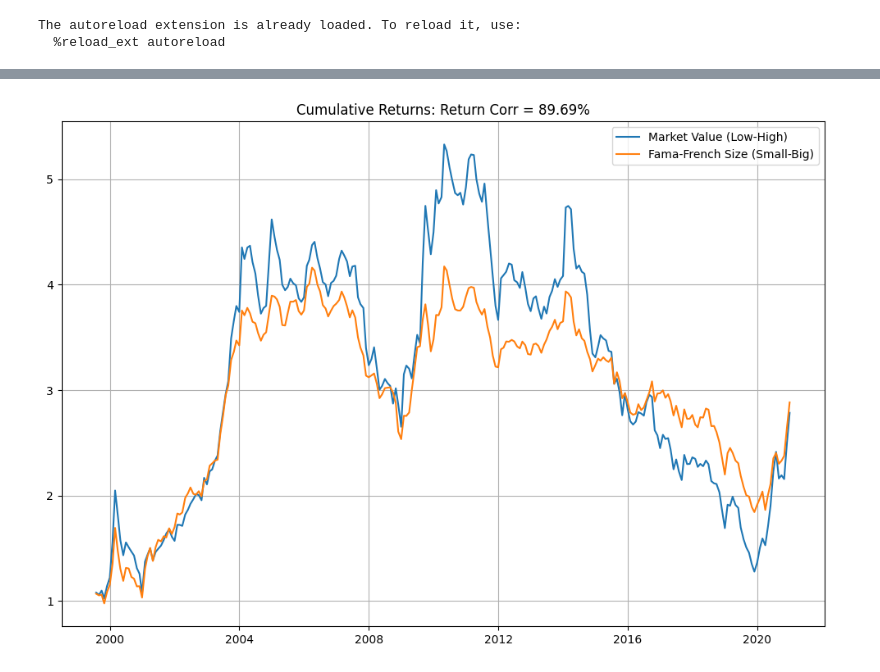
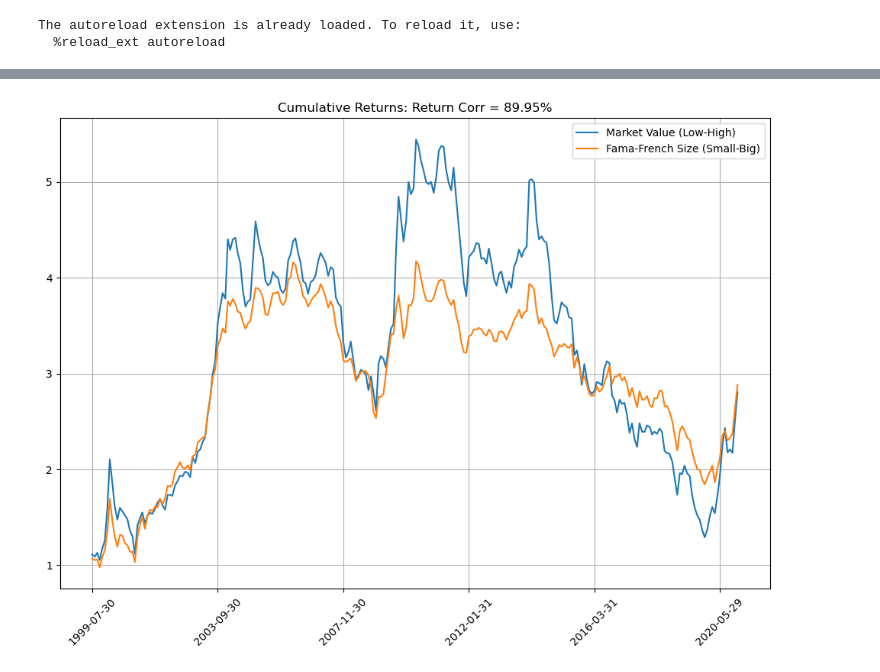
Before and after one commit to Castoria21/Capstone, a Jupyter notebook: code/demo.ipynb, the cells around one changed output, grey strips where cells are left out. Saved outputs shown, nothing was run; the diff lists cells and outputs as text; code cells hidden in the pictures.

```diff
--- a/code/demo.ipynb
+++ b/code/demo.ipynb
@@ -74,10 +40,4 @@ pm_portfolio = get_sorted_portfolio(
-# %%
-crsp['me'] = crsp.eval("prc * shrout")
-# %%
-dfs['size'] = date_cusip_pivot(crsp, "me")
 # %%
 df_size = get_size_df(crsp)
-#df_size = get_size_df_comp(comp_funda_og, dfs['ret'])
-selected_idx = get_certain_month_idx(df_size, month=6)
-df_size[~selected_idx] = np.nan
+df_size[~idx_june] = np.nan
 # %%
@@ -96,8 +50,8 @@ temp = size_portfolio[
 # %%
-def process_ff(df, s=197501, e=202012):
+def process_ff(df):
     df = df / 100
-    df = df[(df.index >= s) & (df.index <= e)]
-    df.index = df.index.astype(str)
+    # Convert index
+    df.index = df.index.to_series().apply(lambda x: pd.to_datetime(f"{str(x)[:4]}-{str(x)[4:]}-01") + pd.offsets.MonthEnd(0))
     return df
 
 def ls(df, l, s):
@@ -107,18 +61,24 @@ ff_size = process_ff(pd.read_csv('Portfolios_Formed_on_ME.CSV', index_col=0))
 #ff_size = ff_size.iloc[:, 4:9]
 ff_size = ff_size.iloc[:, 9:]
 # %%
+start = (1999, 7, 1)
+end = (2020, 12, 31)
+temp = filter_datetime_df(size_portfolio, start, end)
+temp_ff = filter_datetime_df(ff_size, start, end)
 plt.figure(figsize=(12, 8))
+
 plt.plot(temp.index, (1+ls(temp, 0, -1)).to_numpy().cumprod(), label='Market Value (Low-High)')
-plt.plot(temp.index, (1+ls(ff_size, 0, -1)).to_numpy().cumprod(), label='Fama-French Size (Small-Big)')
+plt.plot(temp.index, (1+ls(temp_ff, 0, -1)).to_numpy().cumprod(), label='Fama-French Size (Small-Big)')
 # plt.plot(temp.index, (1+temp.iloc[:, 0]).to_numpy().cumprod(), label='Small')
-# plt.plot(temp.index, (1+ff_size.iloc[:, 0]).to_numpy().cumprod(), label='FF Small')
+# plt.plot(temp.index, (1+temp_ff.iloc[:, 0]).to_numpy().cumprod(), label='FF Small')
 # plt.plot(temp.index, (1+temp.iloc[:, -1]).to_numpy().cumprod(), '--', label='Big')
-# plt.plot(temp.index, (1+ff_size.iloc[:,-1]).to_numpy().cumprod(), '--', label='FF Big')
-corr = np.corrcoef([ls(temp, 0, -1), ls(ff_size, 0, -1)])[0, 1]
+# plt.plot(temp.index, (1+temp_ff.iloc[:,-1]).to_numpy().cumprod(), '--', label='FF Big')
+corr = np.corrcoef([ls(temp, 0, -1), ls(temp_ff, 0, -1)])[0, 1]
 plt.legend(loc='upper right')
 plt.title(f"Cumulative Returns: Return Corr = {corr:.2%}")
 plt.grid()
+plt.xticks(temp.index[::50], rotation=45)
 plt.show()
 # %% [output]
-[figure, old version]
+[figure, new version]
 # %%
```
Also changed, not shown: parts of 31 cells of this notebook, 5 other files.
